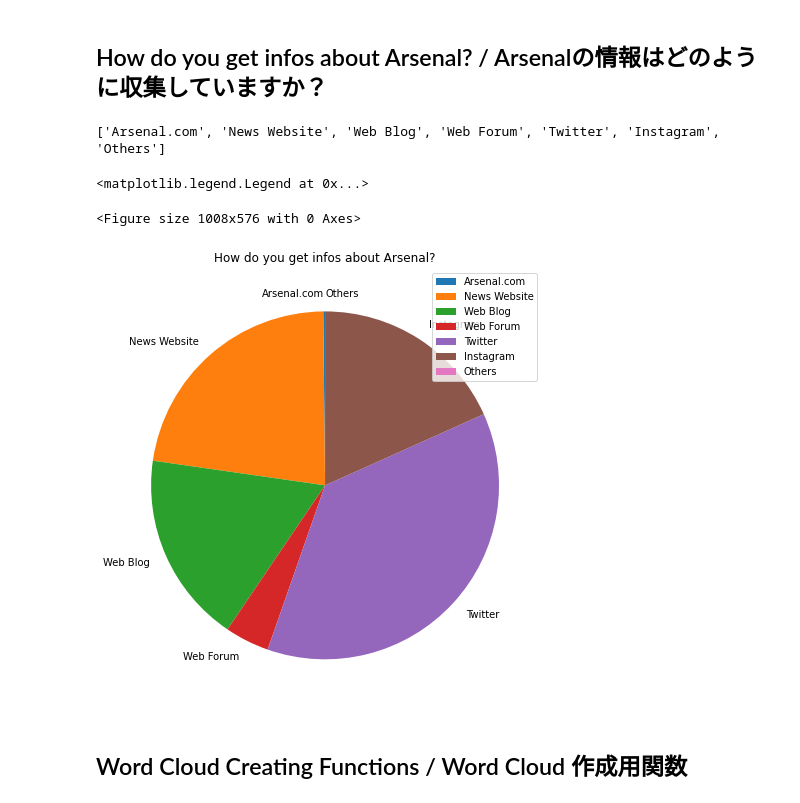
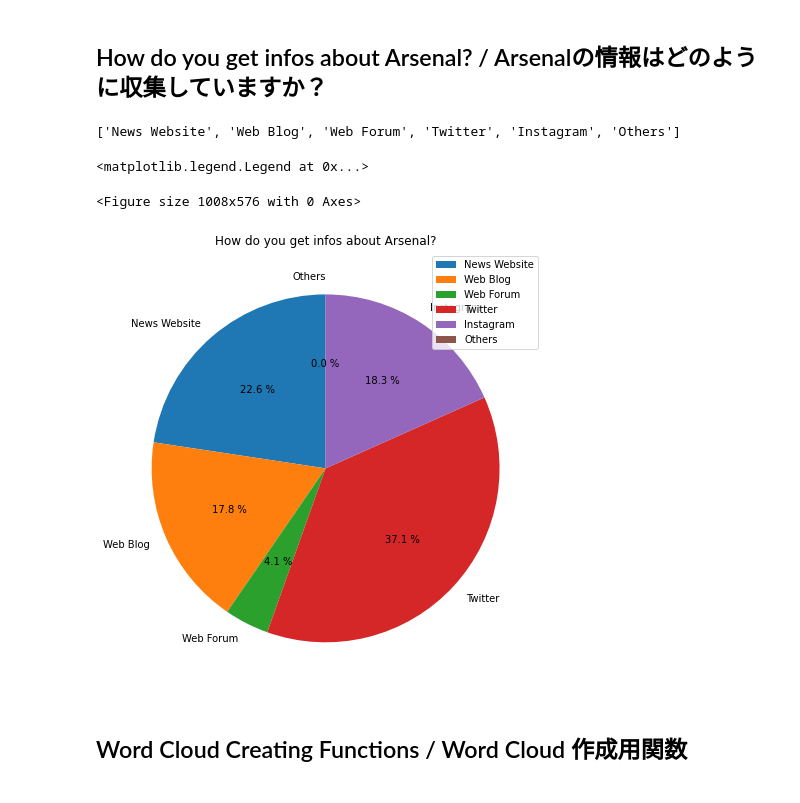
Before and after one commit to RYO0115/ArsenalJapanCommunity_Analysis, a Jupyter notebook: src/202202/202202_analyzer.ipynb, the cells around one changed output. Cells and saved outputs as stored; diff of their text form; code cells hidden in the pictures.

```diff
--- a/src/202202/202202_analyzer.ipynb
+++ b/src/202202/202202_analyzer.ipynb
@@ -107,8 +106,8 @@ info_df = df.iloc[:,5]
 #label = list(info_df.value_counts().index)
 #sizes = list(info_df.value_counts())
 
-label_jp = ["公式ホームページ","ニュースサイト", "ブログ", "掲示板", "Twitter", "インスタ", ]
-label = ["Arsenal.com", "News Website", "Web Blog", "Web Forum", "Twitter", "Instagram", "Others"]
+label_jp =["ニュースサイト", "ブログ", "掲示板", "Twitter", "インスタ", ]
+label = ["News Website", "Web Blog", "Web Forum", "Twitter", "Instagram", "Others"]
 
 def CountUpItems(df, label):
     sizes = [0 for i in range(len(label)+1)]
@@ -121,35 +120,36 @@ def CountUpItems(df, label):
                 sizes[i] = sizes[i] + 1
                 counted = counted + 1
         if counted == 0:
             sizes[-1] = sizes[-1] + 1
 
     return(sizes)
 
 
 sizes = CountUpItems(info_df, label_jp)
 
 
 print(label)
 
 
 plt.figure(figsize=(14,8))
 
 fig,ax = plt.subplots(figsize=(10,8))
 
 ax.pie(
     sizes,
     labels=label,
     counterclock=True,
+    autopct="%1.1f %%",
     startangle=90
 )
 
 ax.set_title("How do you get infos about Arsenal?")
 ax.legend(loc="upper right")
 # %% [output]
-['Arsenal.com', 'News Website', 'Web Blog', 'Web Forum', 'Twitter', 'Instagram', 'Others']
+['News Website', 'Web Blog', 'Web Forum', 'Twitter', 'Instagram', 'Others']
 <matplotlib.legend.Legend at 0x...>
 <Figure size 1008x576 with 0 Axes>
-[figure, old version]
+[figure, new version]
 # %% [markdown]
 ## Word Cloud Creating Functions / Word Cloud 作成用関数
 # %%
```
Also changed, not shown: parts of 4 cells of this notebook, 7 other files.
